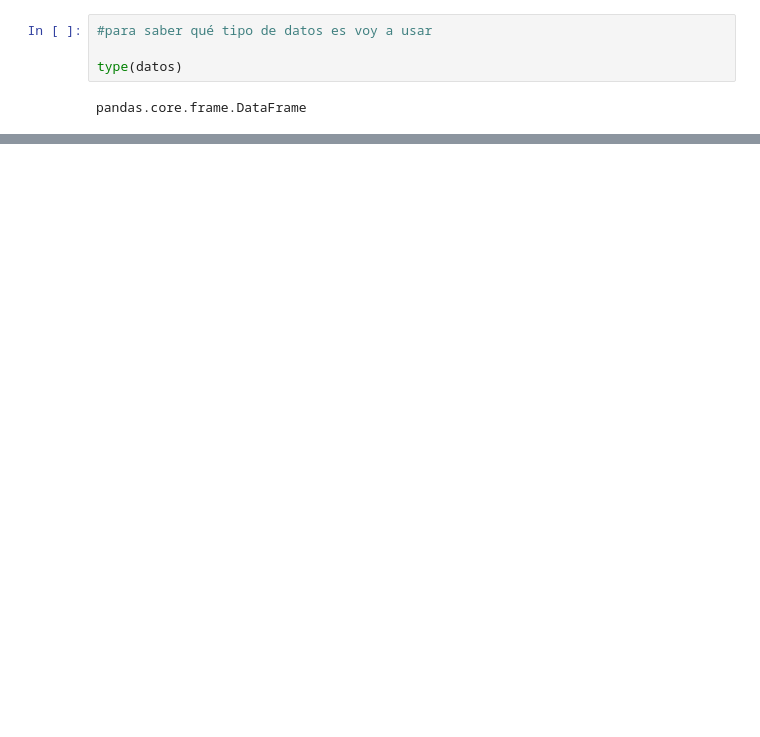
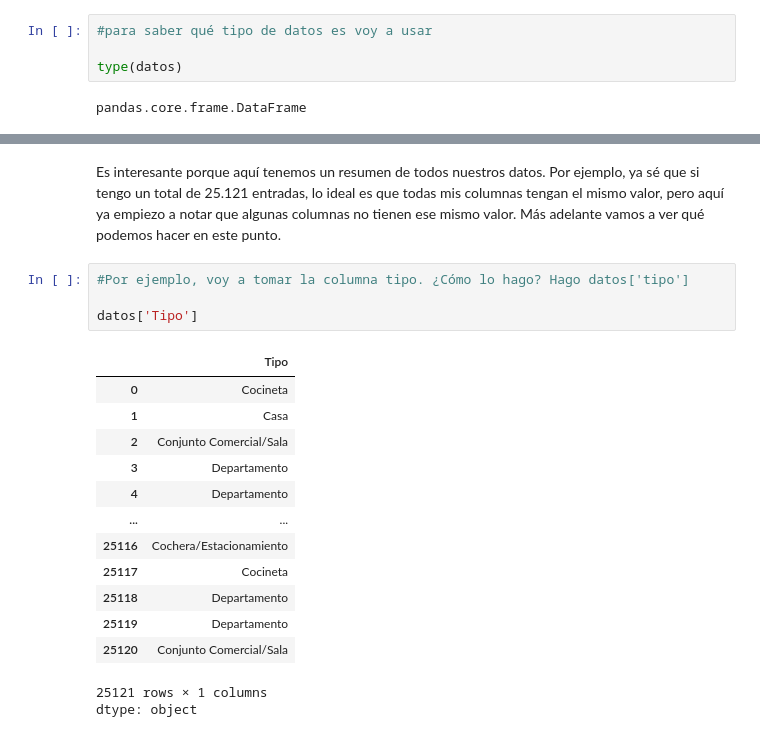
Before and after one commit to CrocusitaG8/AluraG8, a Jupyter notebook: inmuebles_cdmx.ipynb, the cells around one changed output, grey strips where cells are left out. Cells and saved outputs as stored; diff of their text form; blank space fills up the shorter version.

```diff
--- a/inmuebles_cdmx.ipynb
+++ b/inmuebles_cdmx.ipynb
@@ -120,0 +170,21 @@ pandas.core.frame.DataFrame
+# %% [markdown]
+Es interesante porque aquí tenemos un resumen de todos nuestros datos. Por ejemplo, ya sé que si tengo un total de 25.121 entradas, lo ideal es que todas mis columnas tengan el mismo valor, pero aquí ya empiezo a notar que algunas columnas no tienen ese mismo valor. Más adelante vamos a ver qué podemos hacer en este punto.
+# %%
+#Por ejemplo, voy a tomar la columna tipo. ¿Cómo lo hago? Hago datos['tipo']
+
+datos['Tipo']
+# %% [output]
+|  | Tipo |
+| 0 | Cocineta |
+| 1 | Casa |
+| 2 | Conjunto Comercial/Sala |
+| 3 | Departamento |
+| 4 | Departamento |
+| ... | ... |
+| 25116 | Cochera/Estacionamiento |
+| 25117 | Cocineta |
+| 25118 | Departamento |
+| 25119 | Departamento |
+| 25120 | Conjunto Comercial/Sala |
+25121 rows × 1 columns
+dtype: object
```
Also changed, not shown: parts of 8 cells of this notebook.
